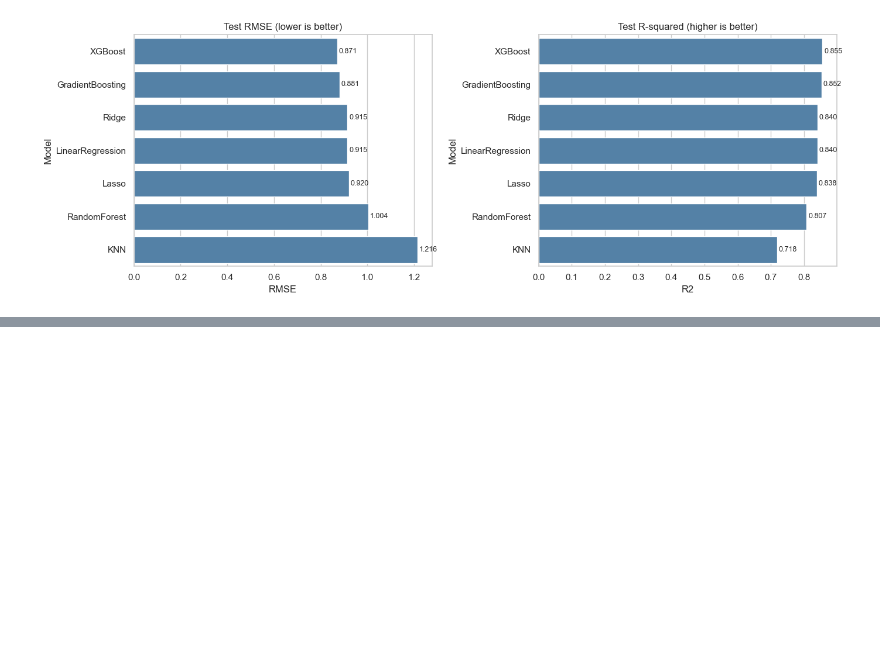
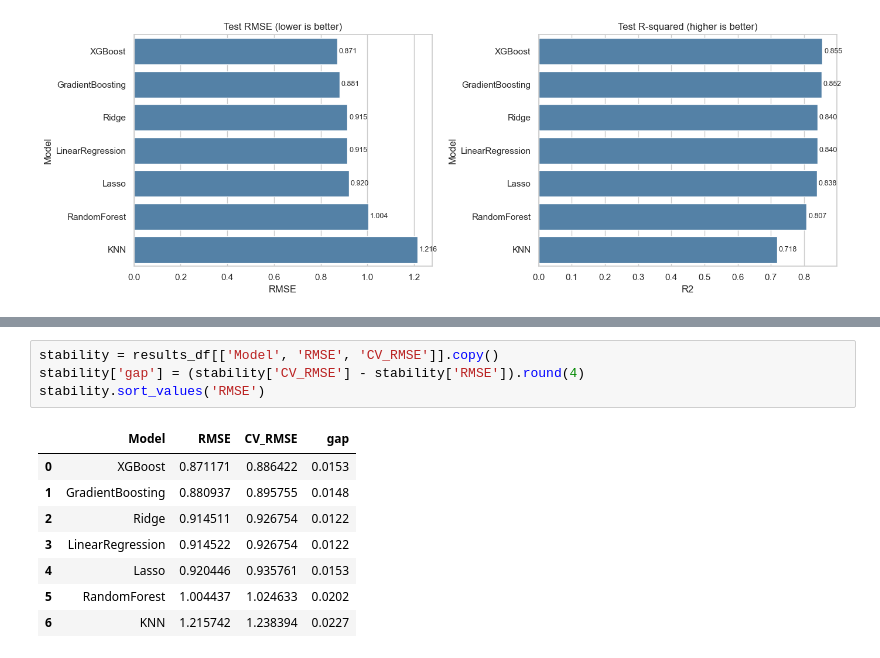
Before and after one commit to Mrnidhi/DATA245_Project, a Jupyter notebook: notebooks/03_model_comparison.ipynb, the cells around one changed output, grey strips where cells are left out. Saved outputs shown, nothing was run; the diff lists cells and outputs as text; blank space fills up the shorter version.

Commit message:
feat(models): test-vs-CV stability check on the ranking

```diff
--- a/notebooks/03_model_comparison.ipynb
+++ b/notebooks/03_model_comparison.ipynb
@@ -135,0 +140,13 @@ plt.show()
+# %%
+stability = results_df[['Model', 'RMSE', 'CV_RMSE']].copy()
+stability['gap'] = (stability['CV_RMSE'] - stability['RMSE']).round(4)
+stability.sort_values('RMSE')
+# %% [output]
+|  | Model | RMSE | CV_RMSE | gap |
+| 0 | XGBoost | 0.871171 | 0.886422 | 0.0153 |
+| 1 | GradientBoosting | 0.880937 | 0.895755 | 0.0148 |
+| 2 | Ridge | 0.914511 | 0.926754 | 0.0122 |
+| 3 | LinearRegression | 0.914522 | 0.926754 | 0.0122 |
+| 4 | Lasso | 0.920446 | 0.935761 | 0.0153 |
+| 5 | RandomForest | 1.004437 | 1.024633 | 0.0202 |
+| 6 | KNN | 1.215742 | 1.238394 | 0.0227 |
```
Also changed, not shown: parts of 1 cell of this notebook.
